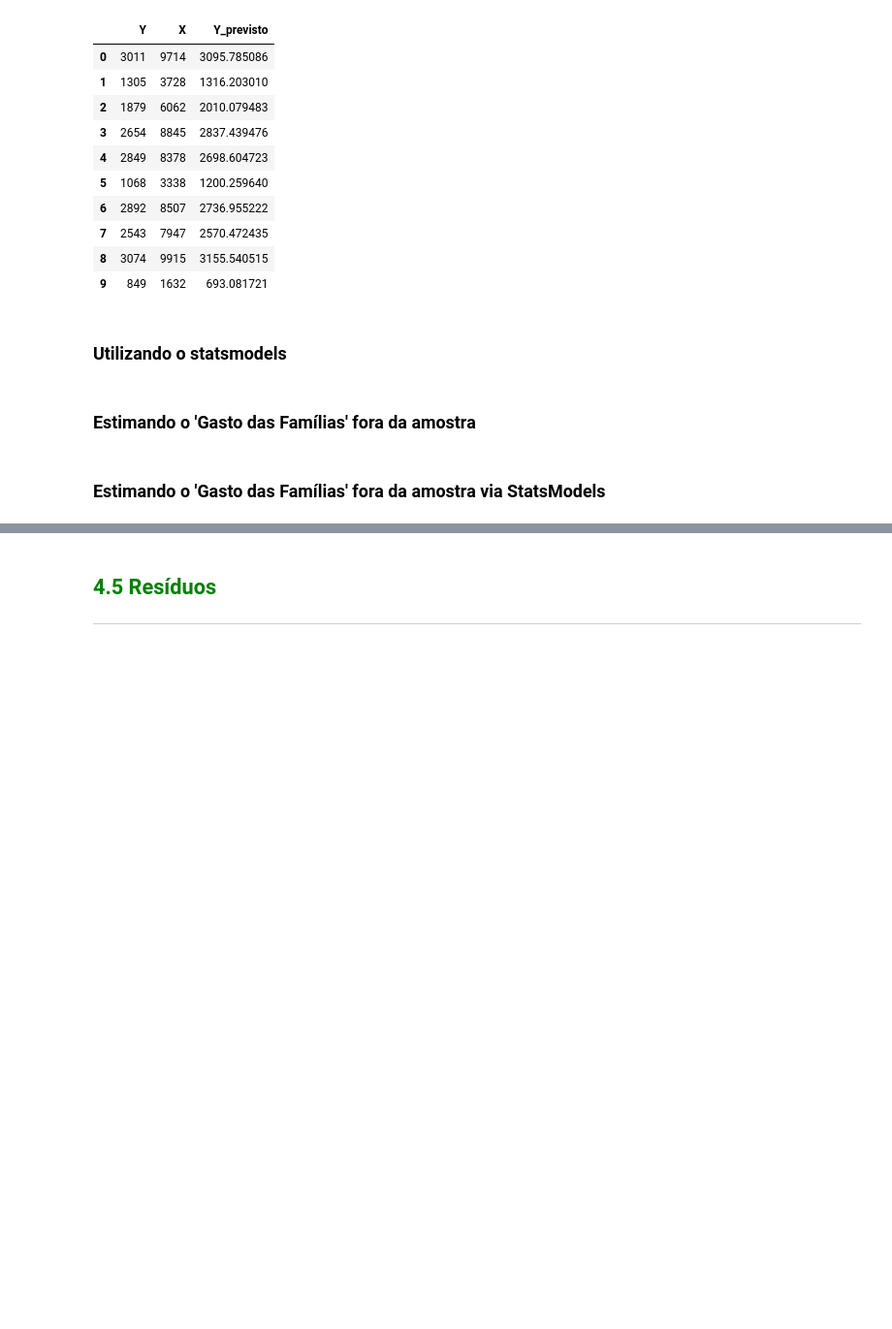
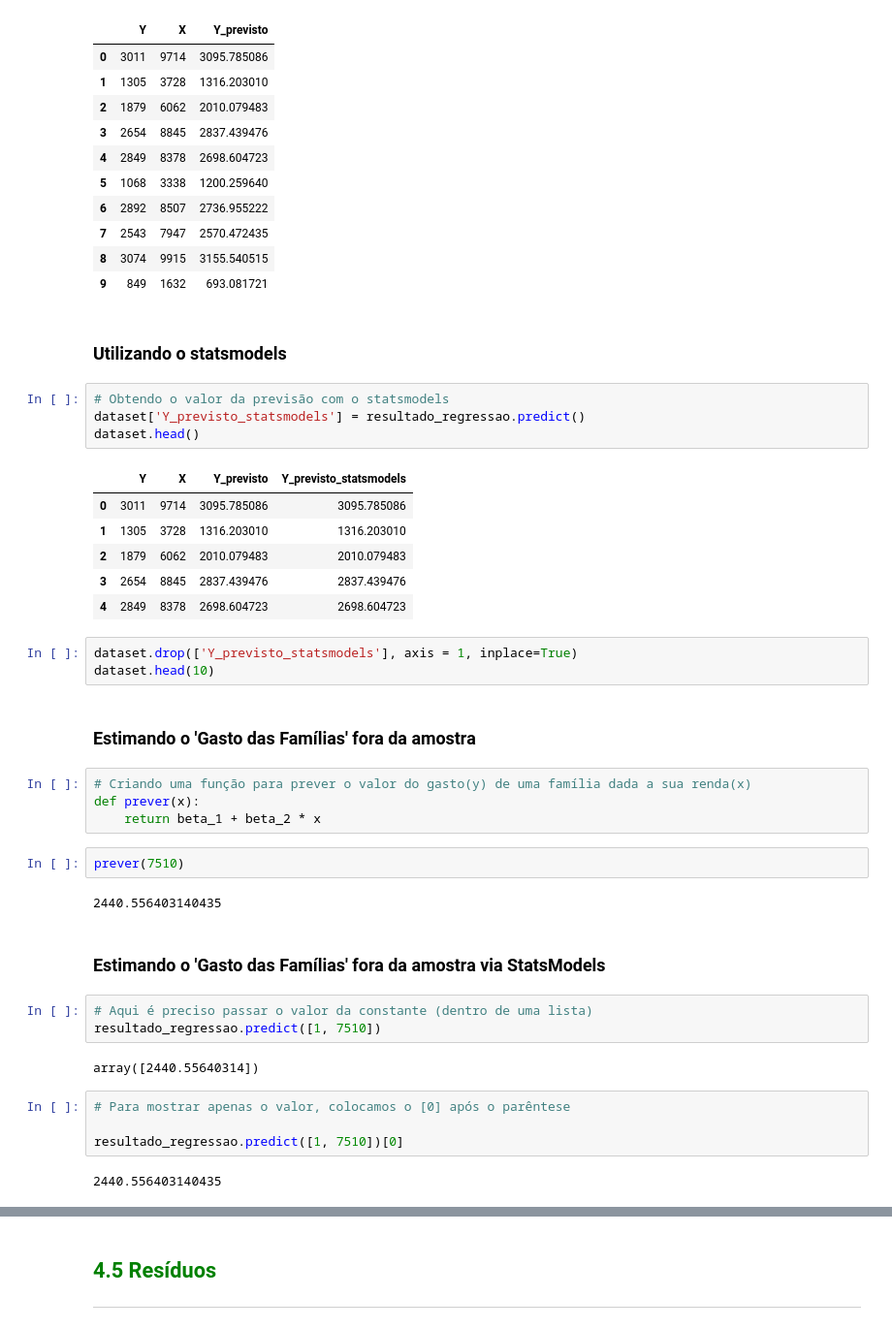
Before and after one commit to fcardosoo/Alura-012-Estatistica-com-Python-Correlacao-e-Regressao, a Jupyter notebook: Curso_de_Estatística_Parte_4.ipynb, the cells around one changed output, grey strips where cells are left out. Shown at 97% size. Cells and saved outputs as stored; diff of their text form; blank space fills up the shorter version.

```diff
--- a/Curso_de_Estatística_Parte_4.ipynb
+++ b/Curso_de_Estatística_Parte_4.ipynb
@@ -921,7 +921,40 @@ dataset.head(10)
 | 9 | 849 | 1632 | 693.081721 |
 # %% [markdown]
 ### Utilizando o statsmodels
+# %%
+# Obtendo o valor da previsão com o statsmodels
+dataset['Y_previsto_statsmodels'] = resultado_regressao.predict()
+dataset.head()
+# %% [output]
+|  | Y | X | Y_previsto | Y_previsto_statsmodels |
+| 0 | 3011 | 9714 | 3095.785086 | 3095.785086 |
+| 1 | 1305 | 3728 | 1316.203010 | 1316.203010 |
+| 2 | 1879 | 6062 | 2010.079483 | 2010.079483 |
+| 3 | 2654 | 8845 | 2837.439476 | 2837.439476 |
+| 4 | 2849 | 8378 | 2698.604723 | 2698.604723 |
+# %%
+dataset.drop(['Y_previsto_statsmodels'], axis = 1, inplace=True)
+dataset.head(10)
 # %% [markdown]
 ### Estimando o 'Gasto das Famílias' fora da amostra
+# %%
+# Criando uma função para prever o valor do gasto(y) de uma família dada a sua renda(x)
+def prever(x):
+    return beta_1 + beta_2 * x
+# %%
+prever(7510)
+# %% [output]
+2440.556403140435
 # %% [markdown]
 ### Estimando o 'Gasto das Famílias' fora da amostra via StatsModels
+# %%
+# Aqui é preciso passar o valor da constante (dentro de uma lista)
+resultado_regressao.predict([1, 7510])
+# %% [output]
+array([2440.55640314])
+# %%
+# Para mostrar apenas o valor, colocamos o [0] após o parêntese
+
+resultado_regressao.predict([1, 7510])[0]
+# %% [output]
+2440.556403140435
```
Also changed, not shown: parts of 5 cells of this notebook.
